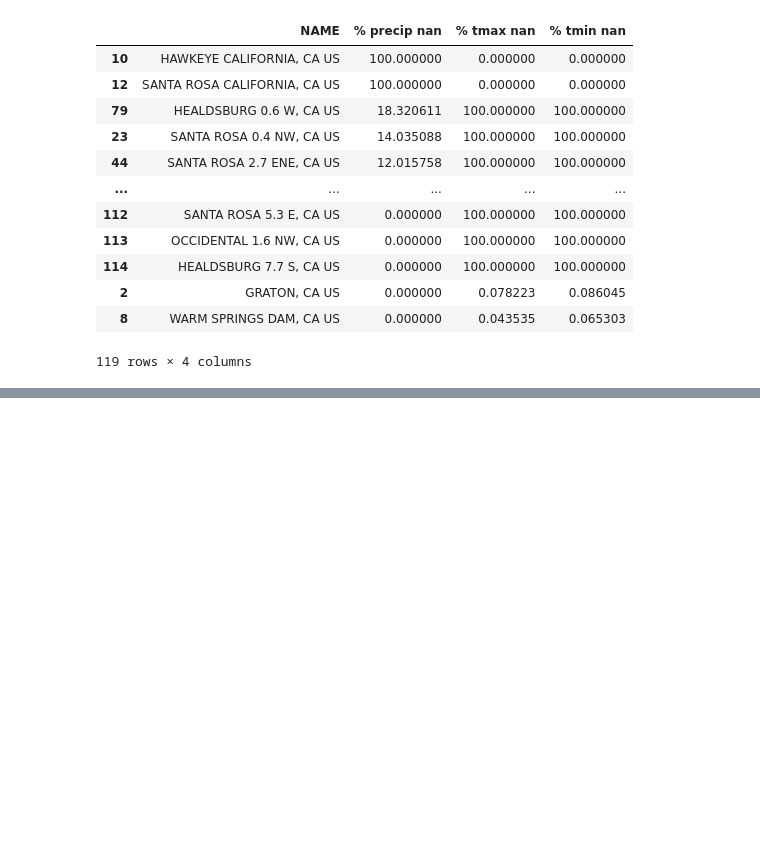
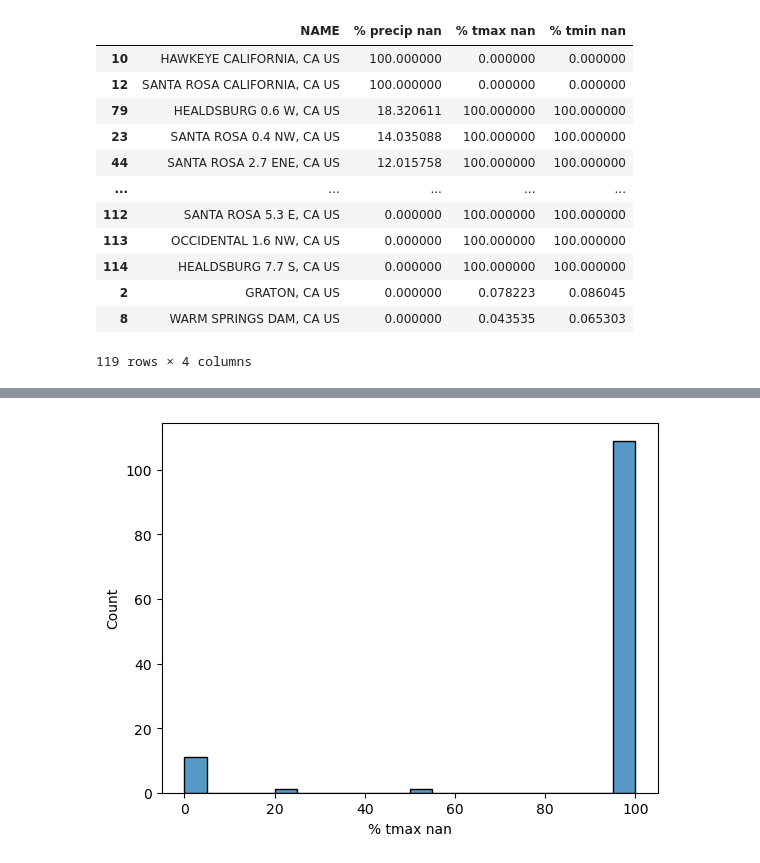
Before and after one commit to coldzonemt/Capstone_2, a Jupyter notebook: Data_Wragnling.ipynb, the cells around one changed output, grey strips where cells are left out. Drawn from its saved outputs; the diff is of its cells as text; code cells hidden in the pictures; blank space fills up the shorter version.

```diff
--- a/Data_Wragnling.ipynb
+++ b/Data_Wragnling.ipynb
@@ -236,0 +242,6 @@ name_nan_df.sort_values(by=['% precip nan', '% tmax nan'],  ascending=[False, Fa
+# %%
+# plot missing temp data
+sns.histplot(station_nan_df, x='% tmax nan', bins=20)
+plt.show()
+# %% [output]
+[figure, added]
```
Also changed, not shown: parts of 10 cells of this notebook, 3 other files.
